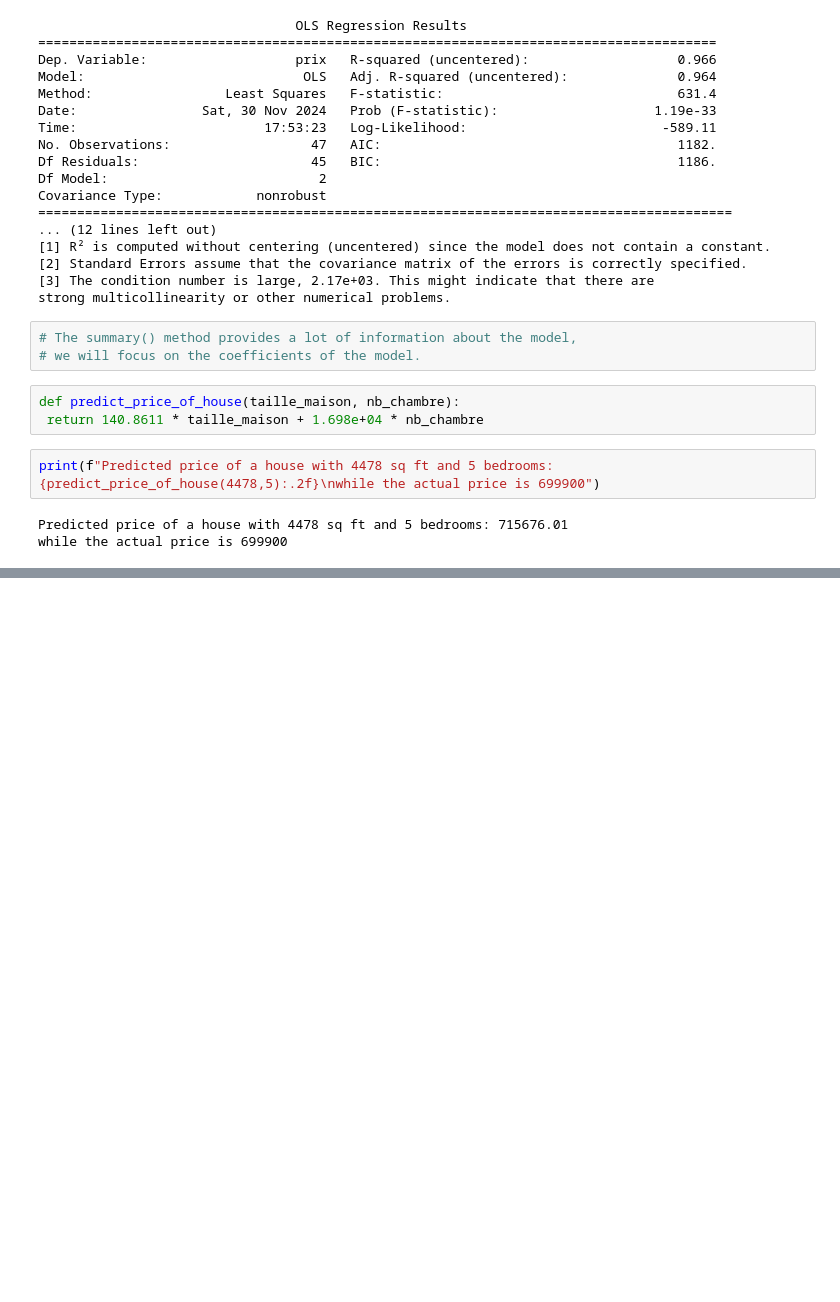
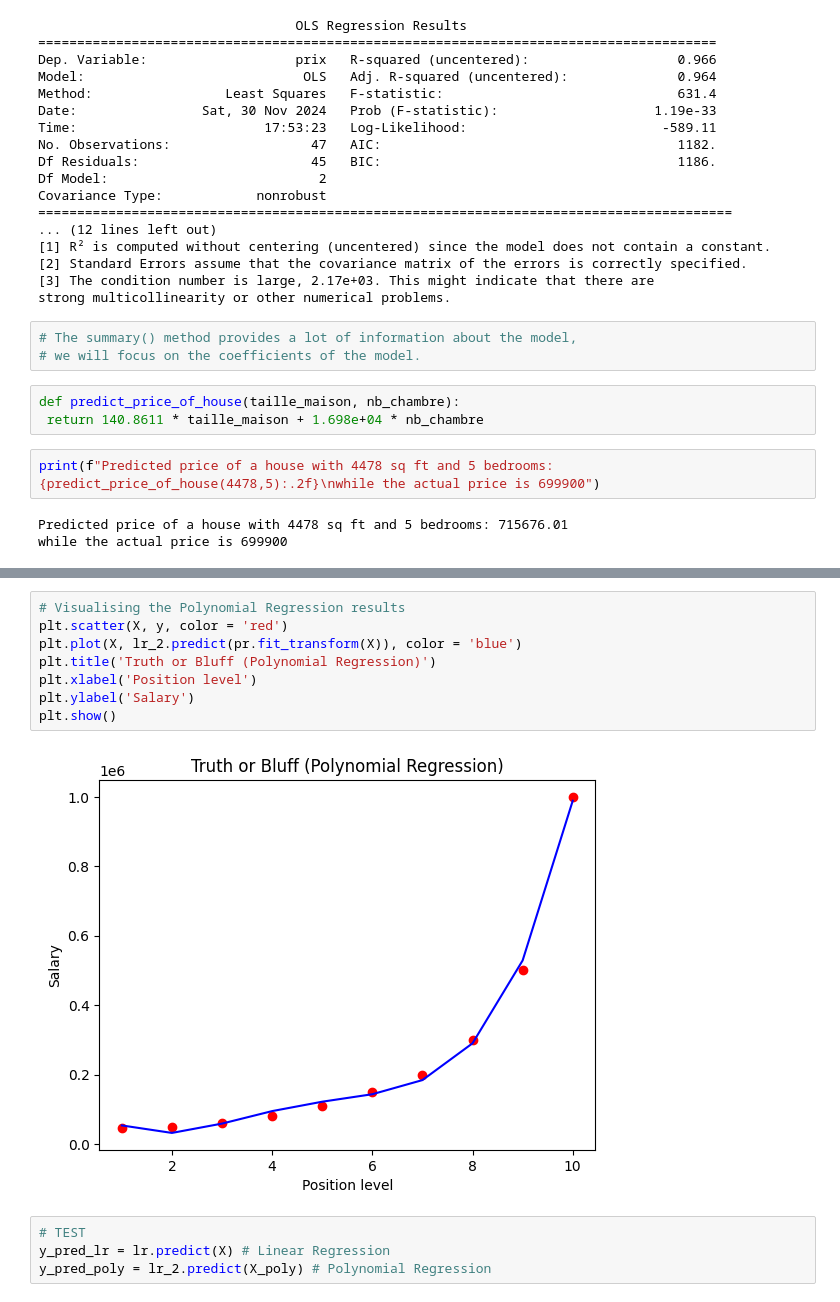
Before and after one commit to mo-hamedaziz/Machine-Learning-Labs, a Jupyter notebook: TP4/tp4.ipynb, the cells around one changed output, grey strips where cells are left out. Saved outputs shown, nothing was run; the diff lists cells and outputs as text; blank space fills up the shorter version.

```diff
--- a/TP4/tp4.ipynb
+++ b/TP4/tp4.ipynb
@@ -410,0 +435,14 @@ LinearRegression()
+# %%
+# Visualising the Polynomial Regression results
+plt.scatter(X, y, color = 'red')
+plt.plot(X, lr_2.predict(pr.fit_transform(X)), color = 'blue')
+plt.title('Truth or Bluff (Polynomial Regression)')
+plt.xlabel('Position level')
+plt.ylabel('Salary')
+plt.show()
+# %% [output]
+[figure, added]
+# %%
+# TEST
+y_pred_lr = lr.predict(X) # Linear Regression
+y_pred_poly = lr_2.predict(X_poly) # Polynomial Regression
```
Also changed, not shown: parts of 9 cells of this notebook.
